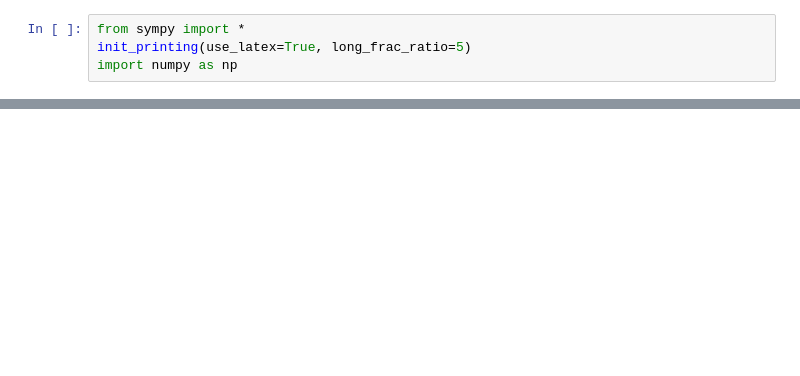
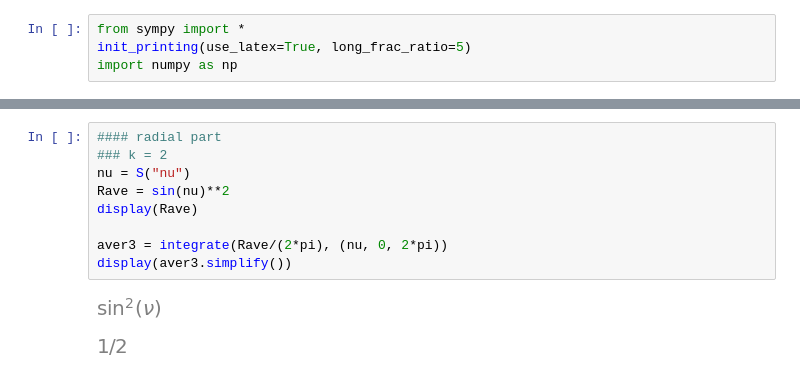
Before and after one commit to spzwart/DynBinEv, a Jupyter notebook: eqs/more_eqs.ipynb, the cells around one changed output, grey strips where cells are left out. Drawn from its saved outputs; the diff is of its cells as text; blank space fills up the shorter version.

```diff
--- a/eqs/more_eqs.ipynb
+++ b/eqs/more_eqs.ipynb
@@ -64,0 +82,12 @@ display(aver2.simplify())
+# %%
+#### radial part
+### k = 2
+nu = S("nu")
+Rave = sin(nu)**2
+display(Rave)
+
+aver3 = integrate(Rave/(2*pi), (nu, 0, 2*pi))
+display(aver3.simplify())
+# %% [output]
+[figure, added]
+[figure, added]
```
Also changed, not shown: parts of 17 cells of this notebook, 3 other files.
